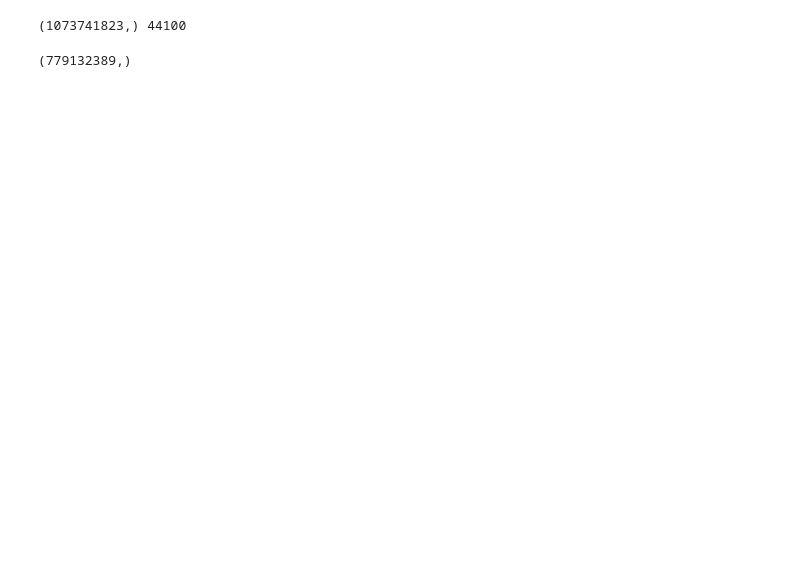
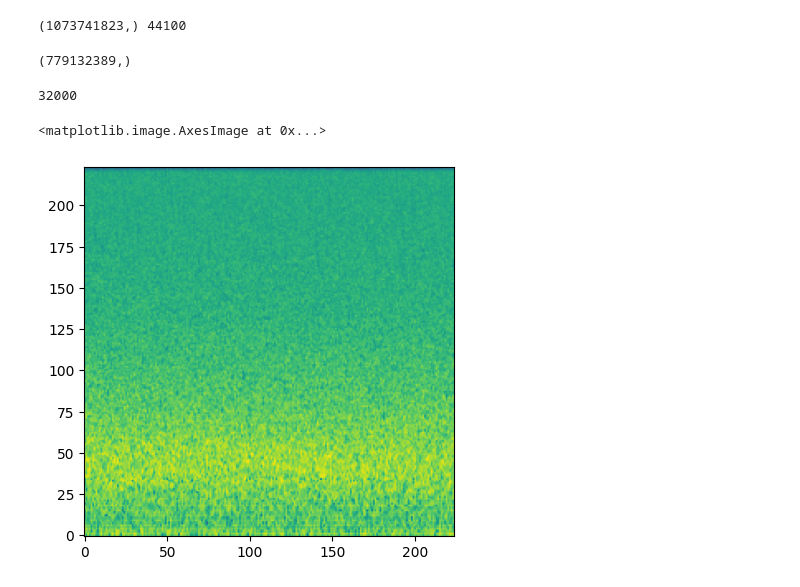
Before and after one commit to TeamEpochGithub/iv-q4-birdclef-2024, a Jupyter notebook: notebooks/create_noise.ipynb, the cells around one changed output. Drawn from its saved outputs; the diff is of its cells as text; code cells hidden in the pictures; blank space fills up the shorter version.

```diff
--- a/notebooks/create_noise.ipynb
+++ b/notebooks/create_noise.ipynb
@@ -65,3 +65,23 @@ metadata = pd.DataFrame({
 })
 
 metadata.to_csv(f'{output_path}train_metadata.csv')
+# %%
+noise_snippet, sr = librosa.load(filename, sr=32000)
+print(sr)
+import functools
+
+import torch
+import torchaudio
+from src.modules.training.datasets.to_2d.spec import Spec
+
+spec_class = Spec(spec=functools.partial(torchaudio.transforms.MelSpectrogram), output_shape=[224,224])
+
+spec_out = spec_class(torch.from_numpy(noise_snippet))
+import matplotlib.pyplot as plt
+
+plt.figure()
+plt.imshow(spec_out.numpy(),origin='lower')
+# %% [output]
+32000
+<matplotlib.image.AxesImage at 0x...>
+[figure, added]
```
Also changed, not shown: 5 other files.
